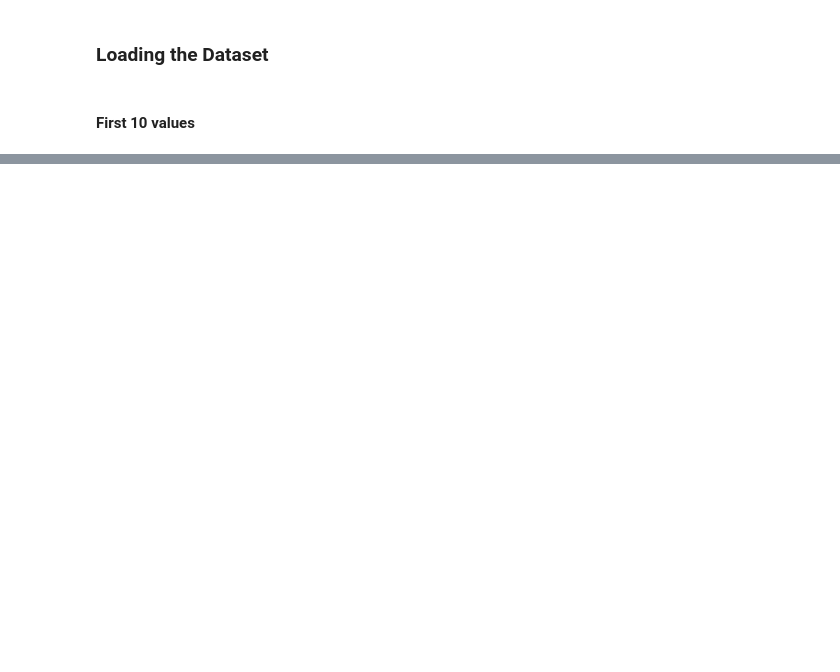
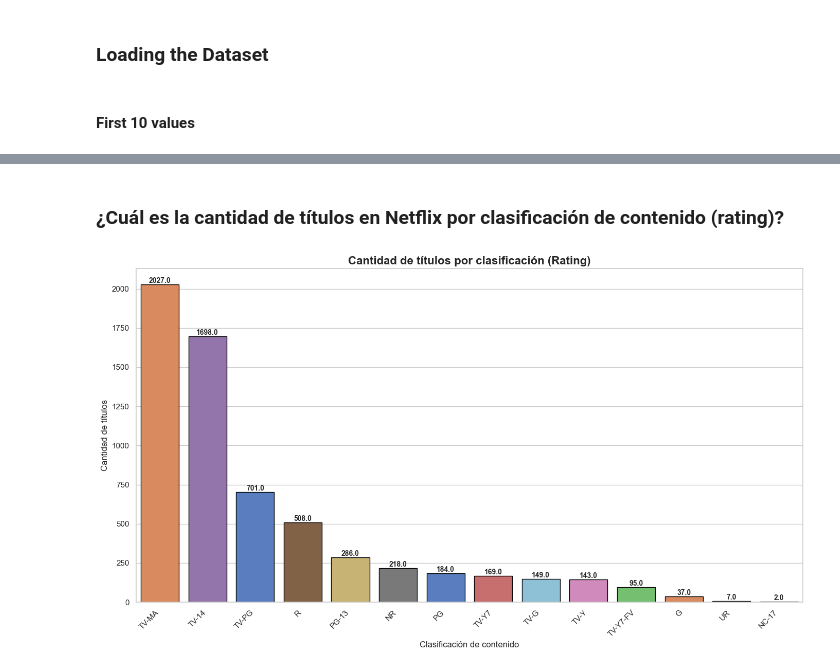
Before and after one commit to EdgarJoel123/Tratamiento_Datos_Graficos, a Jupyter notebook: netflix-data-analysis.ipynb, the cells around one changed output, grey strips where cells are left out. Drawn from its saved outputs; the diff is of its cells as text; code cells hidden in the pictures; blank space fills up the shorter version.

```diff
--- a/netflix-data-analysis.ipynb
+++ b/netflix-data-analysis.ipynb
@@ -289,0 +175,42 @@ plt.show()
+# %% [markdown]
+###   ¿Cuál es la cantidad de títulos en Netflix por clasificación de contenido (rating)?
+# %%
+# Estilo general de Seaborn
+sns.set(style="whitegrid")
+
+# Ordenar las clasificaciones por frecuencia
+rating_order = netflix['rating'].value_counts().index
+
+# Crear figura y ejes
+plt.figure(figsize=(14, 8))
+
+# Crear gráfico de barras ordenado
+ax = sns.countplot(
+    data=netflix,
+    x='rating',
+    order=rating_order,
+    hue='rating',
+    palette='muted',
+    edgecolor='black',
+    legend=False
+)
+
+# Añadir etiquetas con el número exacto sobre cada barra
+for p in ax.patches:
+    count = p.get_height()
+    ax.annotate(f'{count}', (p.get_x() + p.get_width() / 2., count),
+                ha='center', va='bottom', fontsize=10, fontweight='bold')
+
+# Rotar etiquetas del eje X
+plt.xticks(rotation=45, ha='right')
+
+# Título y etiquetas
+plt.title('Cantidad de títulos por clasificación (Rating)', fontsize=16, fontweight='bold')
+plt.xlabel('Clasificación de contenido', fontsize=12)
+plt.ylabel('Cantidad de títulos', fontsize=12)
+
+# Ajustar diseño
+plt.tight_layout()
+plt.show()
+# %% [output]
+[figure, added]
```
Also changed, not shown: parts of 81 cells of this notebook, 2 other files.
